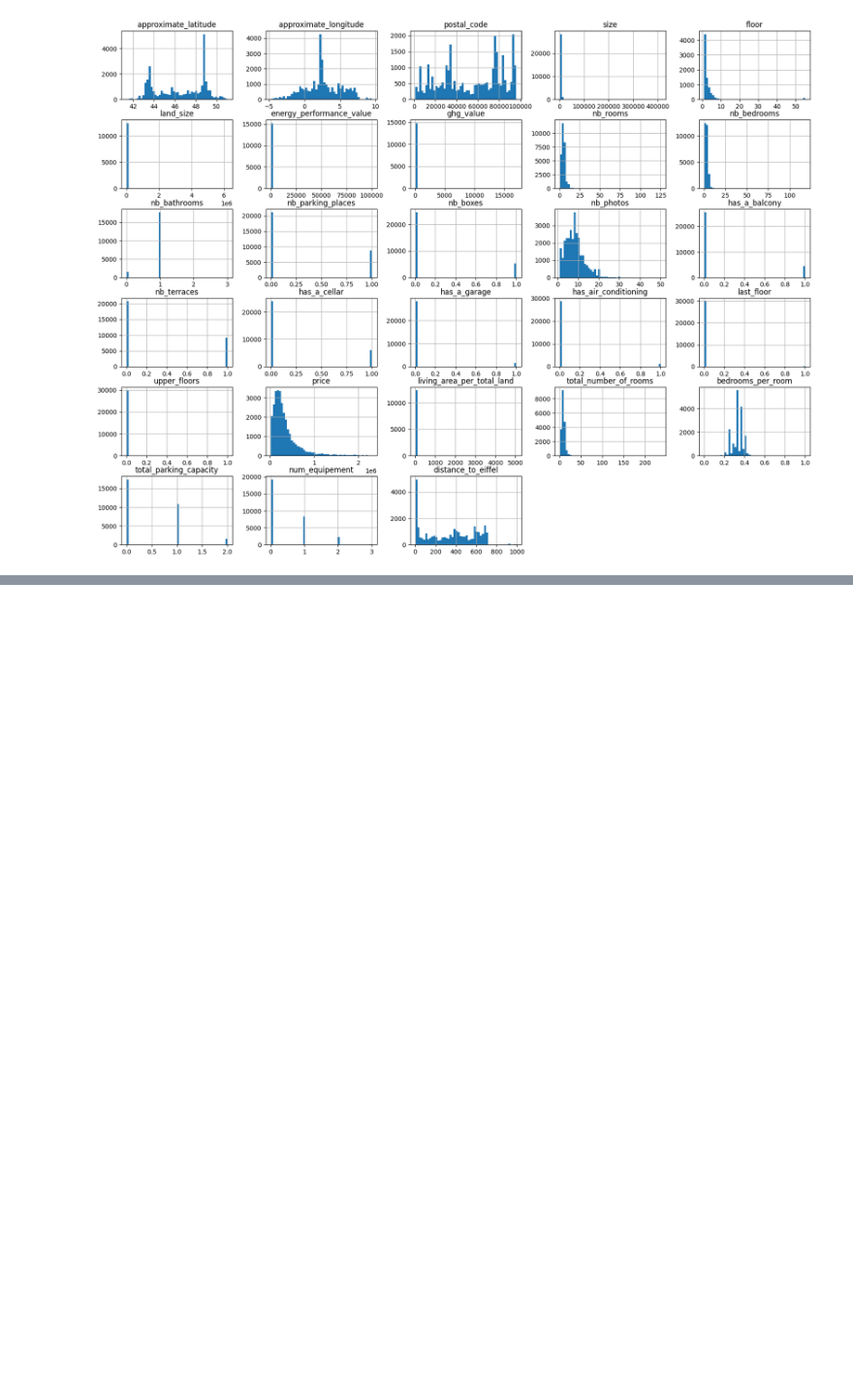
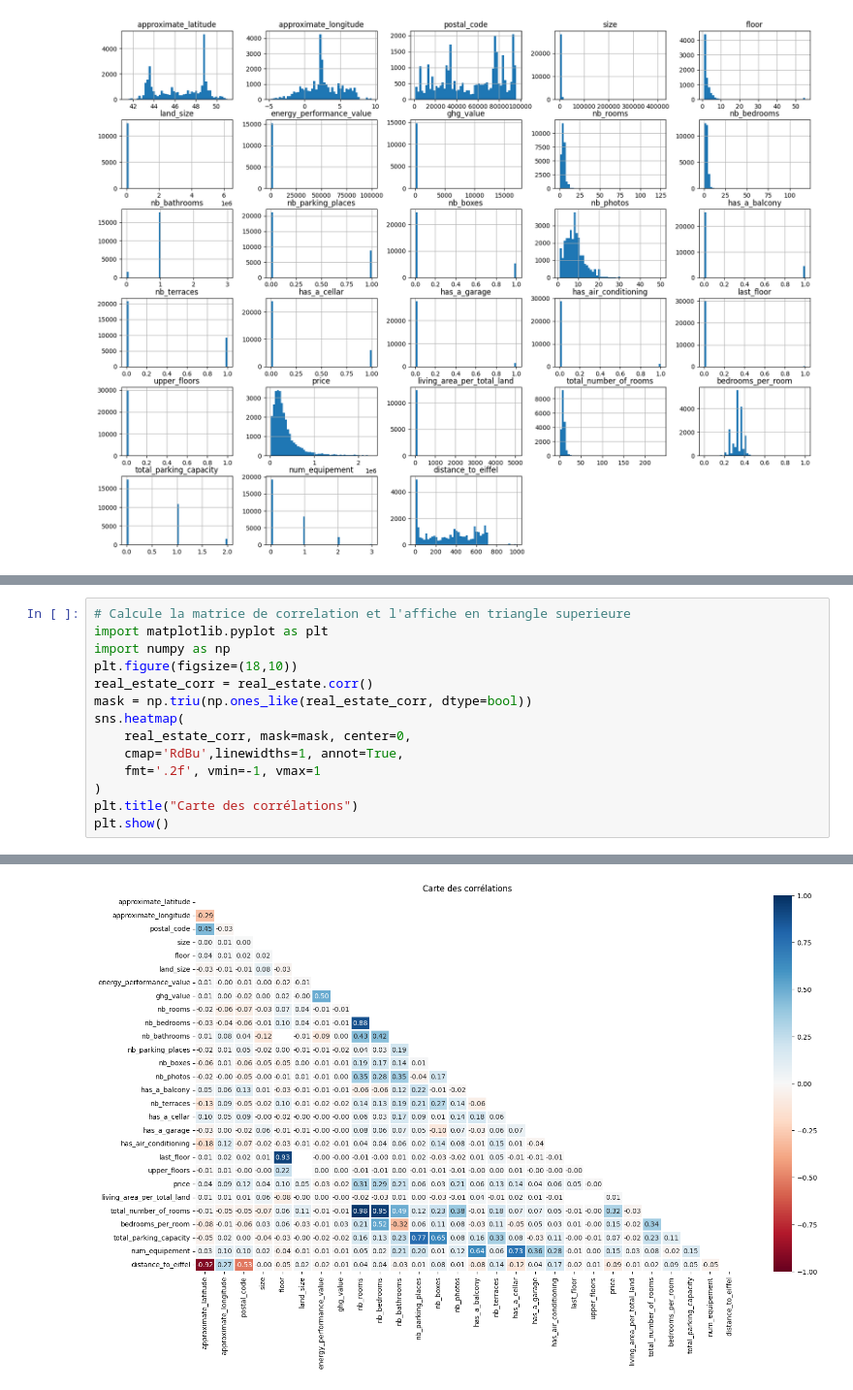
Before and after one commit to seve-cmk/ML_Projects, a Jupyter notebook: Immo_Predict.ipynb, the cells around one changed output, grey strips where cells are left out. Shown at 97% size. Saved outputs shown, nothing was run; the diff lists cells and outputs as text; blank space fills up the shorter version.

```diff
--- a/Immo_Predict.ipynb
+++ b/Immo_Predict.ipynb
@@ -322,0 +336,15 @@ px.scatter(real_estate, x = 'approximate_longitude', y = 'approximate_latitude',
+# %%
+# Calcule la matrice de correlation et l'affiche en triangle superieure
+import matplotlib.pyplot as plt
+import numpy as np
+plt.figure(figsize=(18,10))
+real_estate_corr = real_estate.corr()
+mask = np.triu(np.ones_like(real_estate_corr, dtype=bool))
+sns.heatmap(
+    real_estate_corr, mask=mask, center=0,
+    cmap='RdBu',linewidths=1, annot=True,
+    fmt='.2f', vmin=-1, vmax=1
+)
+plt.title("Carte des corrélations")
+plt.show()
+# %% [output]
@@ -322,0 +352 @@ px.scatter(real_estate, x = 'approximate_longitude', y = 'approximate_latitude',
+[figure, added]
```
Also changed, not shown: parts of 10 cells of this notebook.
